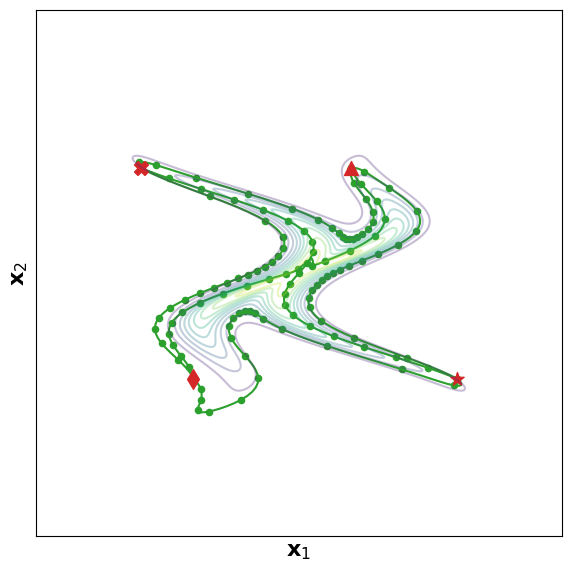
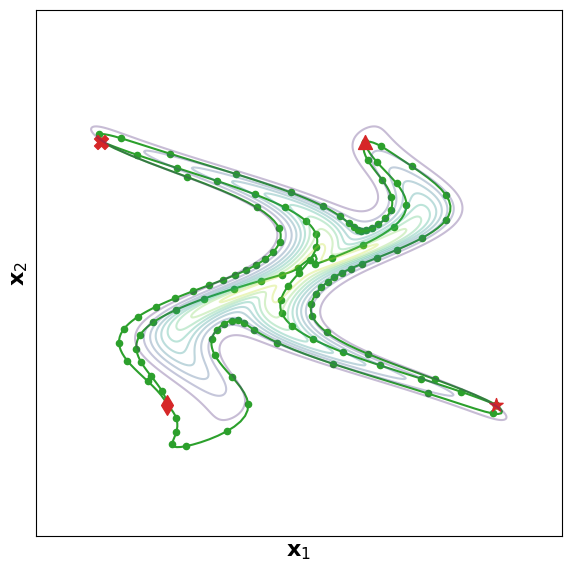
Code edit (unified diff) that turned the first committed figure into the second:
--- before
+++ after
@@ -20,6 +20,6 @@
 plt.xlabel(r'$\mathbf{x}_1$')
 plt.ylabel(r'$\mathbf{x}_2$')
-plt.xlim(-5, 5)
-plt.ylim(-5, 5)
+plt.xlim(-4, 4)
+plt.ylim(-4, 4)
 plt.xticks([])
 plt.yticks([])
@@ -43,6 +43,6 @@
 plt.xlabel(r'$\mathbf{x}_1$')
 plt.ylabel(r'$\mathbf{x}_2$')
-plt.xlim(-5, 5)
-plt.ylim(-5, 5)
+plt.xlim(-4, 4)
+plt.ylim(-4, 4)
 plt.xticks([])
 plt.yticks([])
@@ -67,6 +67,6 @@
 plt.xlabel(r'$\mathbf{x}_1$')
 plt.ylabel(r'$\mathbf{x}_2$')
-plt.xlim(-5, 5)
-plt.ylim(-5, 5)
+plt.xlim(-4, 4)
+plt.ylim(-4, 4)
 plt.xticks([])
 plt.yticks([])
@@ -90,6 +90,6 @@
 plt.xlabel(r'$\mathbf{x}_1$')
 plt.ylabel(r'$\mathbf{x}_2$')
-plt.xlim(-5, 5)
-plt.ylim(-5, 5)
+plt.xlim(-4, 4)
+plt.ylim(-4, 4)
 plt.xticks([])
 plt.yticks([])

Commit: minor changes